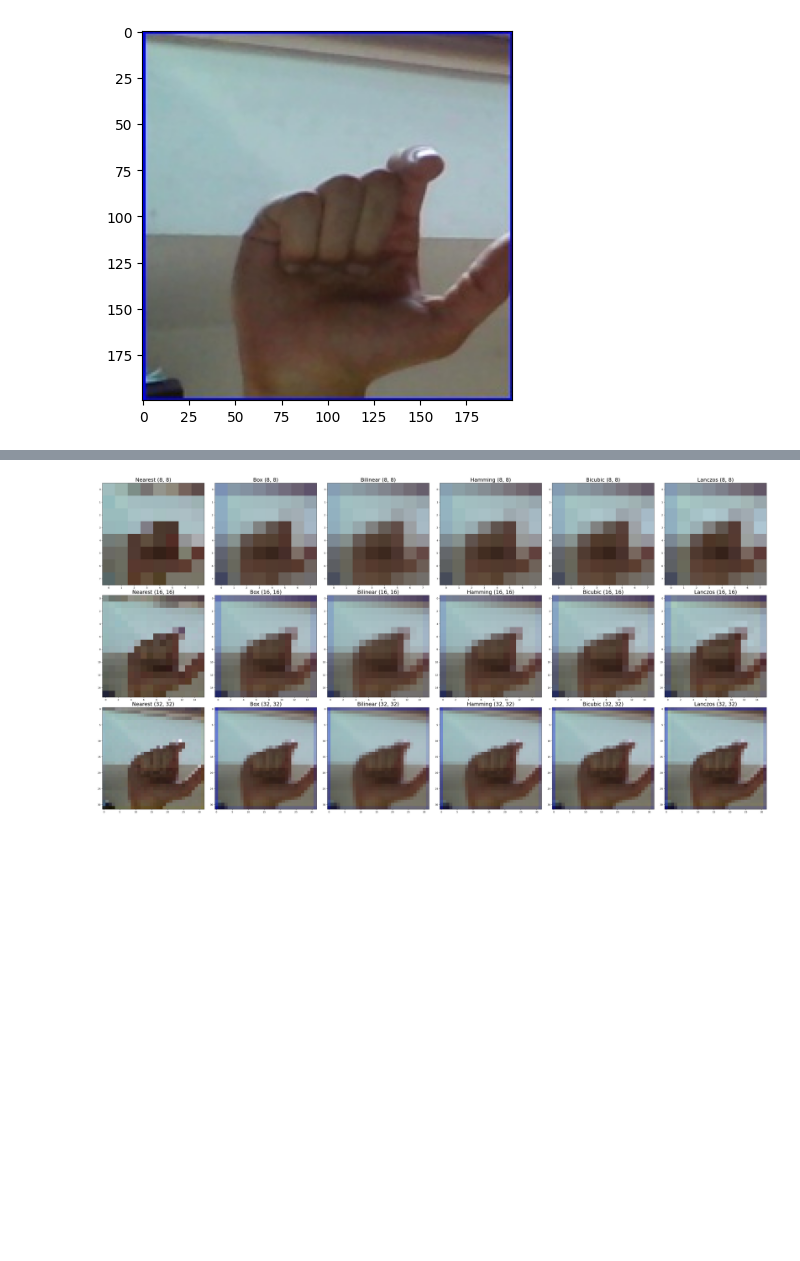
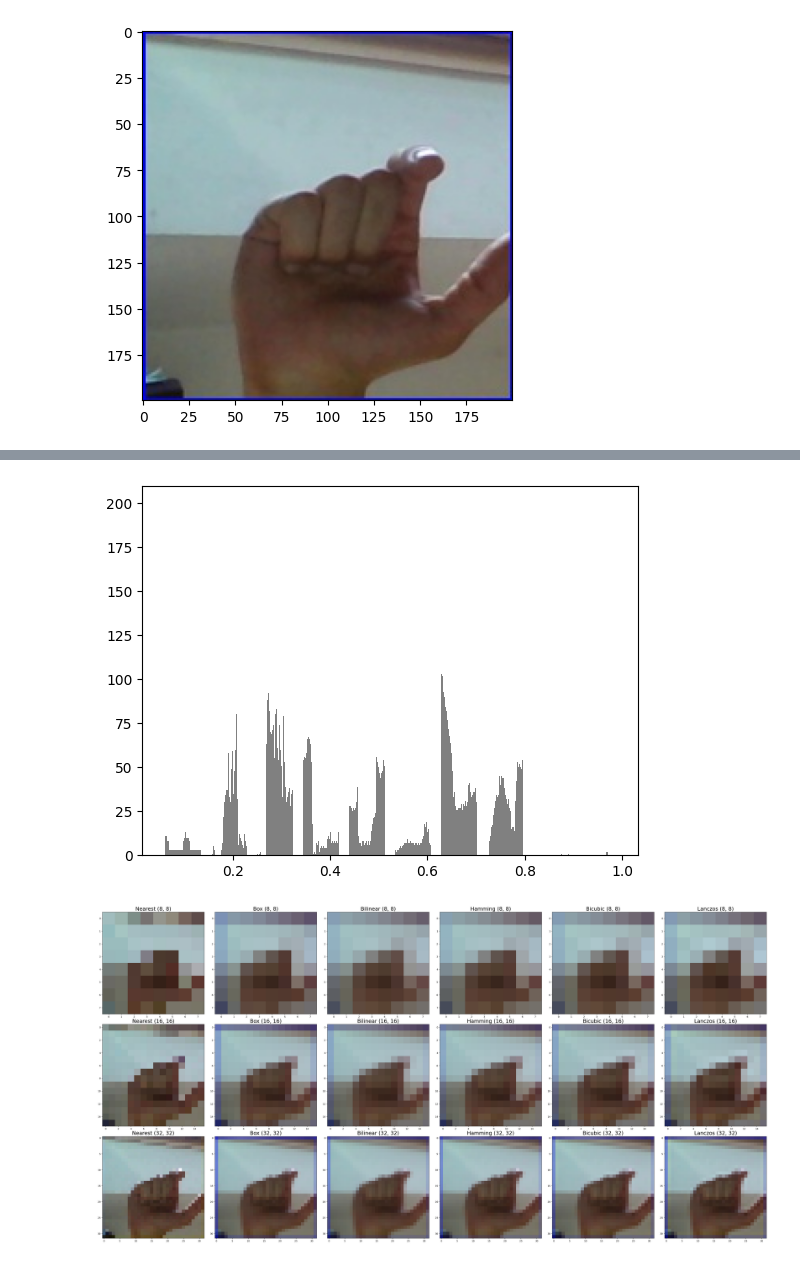
Before and after one commit to teostereciu/mlp, a Jupyter notebook: notebooks/improcess.ipynb, the cells around one changed output, grey strips where cells are left out. Cells and saved outputs as stored; diff of their text form; code cells hidden in the pictures; blank space fills up the shorter version.

```diff
--- a/notebooks/improcess.ipynb
+++ b/notebooks/improcess.ipynb
@@ -10 +29,15 @@ plt.imshow(img, cmap='gray')
+# %%
+import numpy as np
+
+arr = np.array(gray)
+
+# normalize pixel values to the range [0, 1]
+normalized_arr = arr / 255.0
+# make sure type is correct
+normalized_arr = normalized_arr.astype('float32')
+
+plt.hist(normalized_arr, color=['gray']*200)
+plt.show()
+# %% [output]
+[figure, added]
 # %%
```
Also changed, not shown: parts of 3 cells of this notebook.
